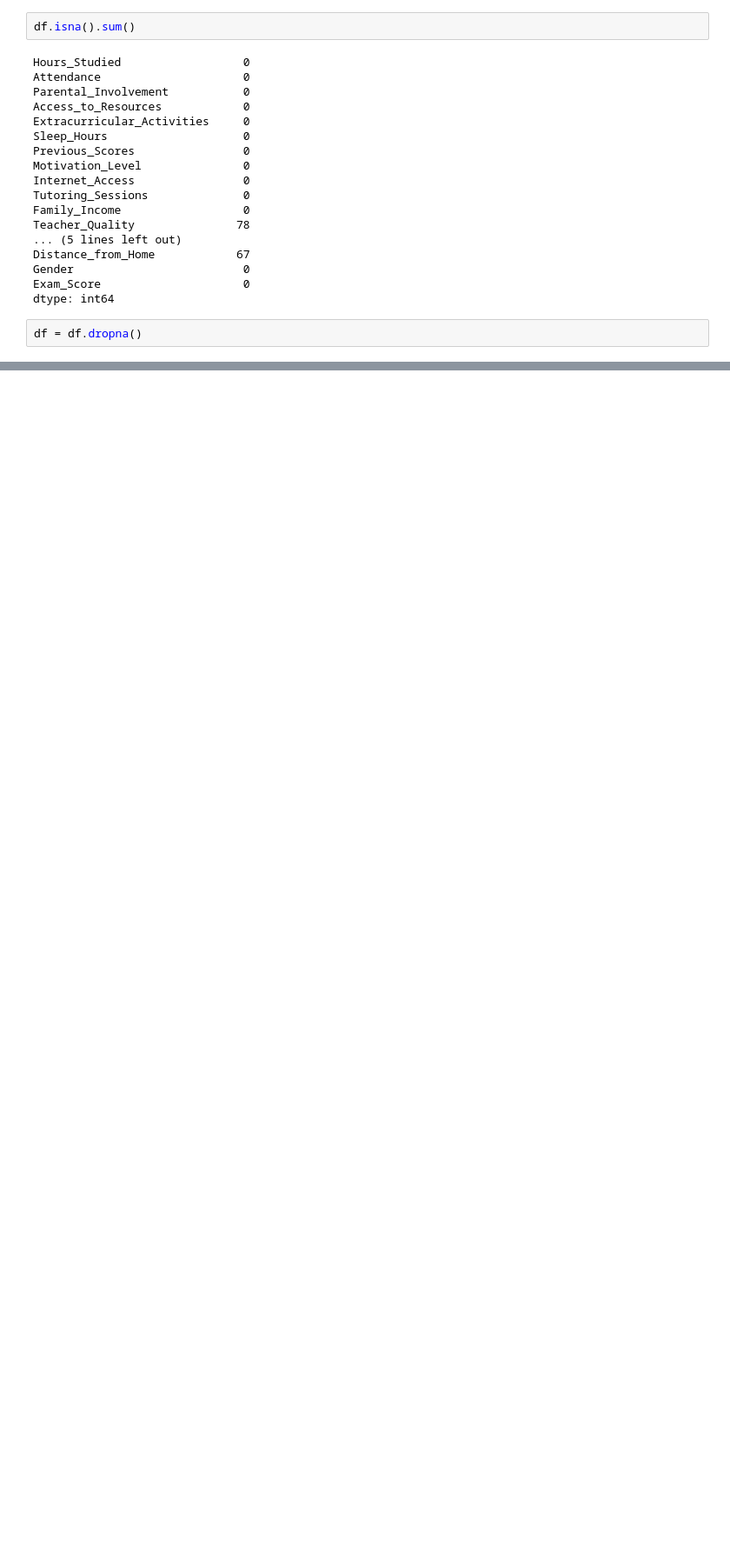
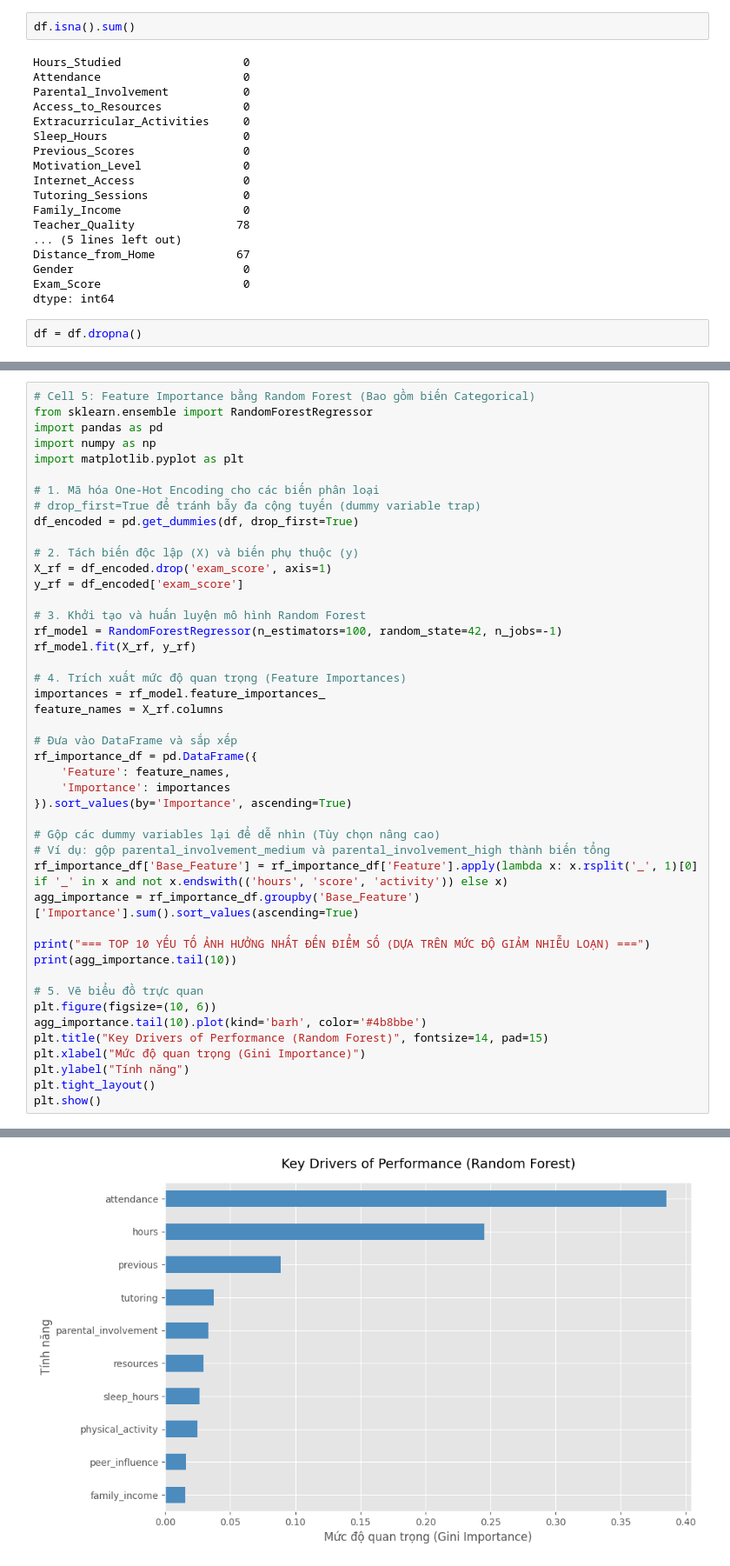
Before and after one commit to LineLuLan/student-dashboard, a Jupyter notebook: analysis/eda.ipynb, the cells around one changed output, grey strips where cells are left out. Shown at 87% size. Drawn from its saved outputs; the diff is of its cells as text; blank space fills up the shorter version.

Commit message:
Add 2 ML model predictions, and draw them into dashboard, fix a little bugs

```diff
--- a/analysis/eda.ipynb
+++ b/analysis/eda.ipynb
@@ -147,0 +292,46 @@ DONE EXPORT
+# %%
+# Cell 5: Feature Importance bằng Random Forest (Bao gồm biến Categorical)
+from sklearn.ensemble import RandomForestRegressor
+import pandas as pd
+import numpy as np
+import matplotlib.pyplot as plt
+
+# 1. Mã hóa One-Hot Encoding cho các biến phân loại
+# drop_first=True để tránh bẫy đa cộng tuyến (dummy variable trap)
+df_encoded = pd.get_dummies(df, drop_first=True)
+
+# 2. Tách biến độc lập (X) và biến phụ thuộc (y)
+X_rf = df_encoded.drop('exam_score', axis=1)
+y_rf = df_encoded['exam_score']
+
+# 3. Khởi tạo và huấn luyện mô hình Random Forest
+rf_model = RandomForestRegressor(n_estimators=100, random_state=42, n_jobs=-1)
+rf_model.fit(X_rf, y_rf)
+
+# 4. Trích xuất mức độ quan trọng (Feature Importances)
+importances = rf_model.feature_importances_
+feature_names = X_rf.columns
+
+# Đưa vào DataFrame và sắp xếp
+rf_importance_df = pd.DataFrame({
+    'Feature': feature_names,
+    'Importance': importances
+}).sort_values(by='Importance', ascending=True)
+
+# Gộp các dummy variables lại để dễ nhìn (Tùy chọn nâng cao)
+# Ví dụ: gộp parental_involvement_medium và parental_involvement_high thành biến tổng
+rf_importance_df['Base_Feature'] = rf_importance_df['Feature'].apply(lambda x: x.rsplit('_', 1)[0] if '_' in x and not x.endswith(('hours', 'score', 'activity')) else x)
+agg_importance = rf_importance_df.groupby('Base_Feature')['Importance'].sum().sort_values(ascending=True)
+
+print("=== TOP 10 YẾU TỐ ẢNH HƯỞNG NHẤT ĐẾN ĐIỂM SỐ (DỰA TRÊN MỨC ĐỘ GIẢM NHIỄU LOẠN) ===")
+print(agg_importance.tail(10))
+
+# 5. Vẽ biểu đồ trực quan
+plt.figure(figsize=(10, 6))
+agg_importance.tail(10).plot(kind='barh', color='#4b8bbe')
+plt.title("Key Drivers of Performance (Random Forest)", fontsize=14, pad=15)
+plt.xlabel("Mức độ quan trọng (Gini Importance)")
+plt.ylabel("Tính năng")
+plt.tight_layout()
+plt.show()
+# %% [output]
@@ -147,0 +351 @@ DONE EXPORT
+[figure, added]
```
Also changed, not shown: parts of 11 cells of this notebook, 9 other files.
